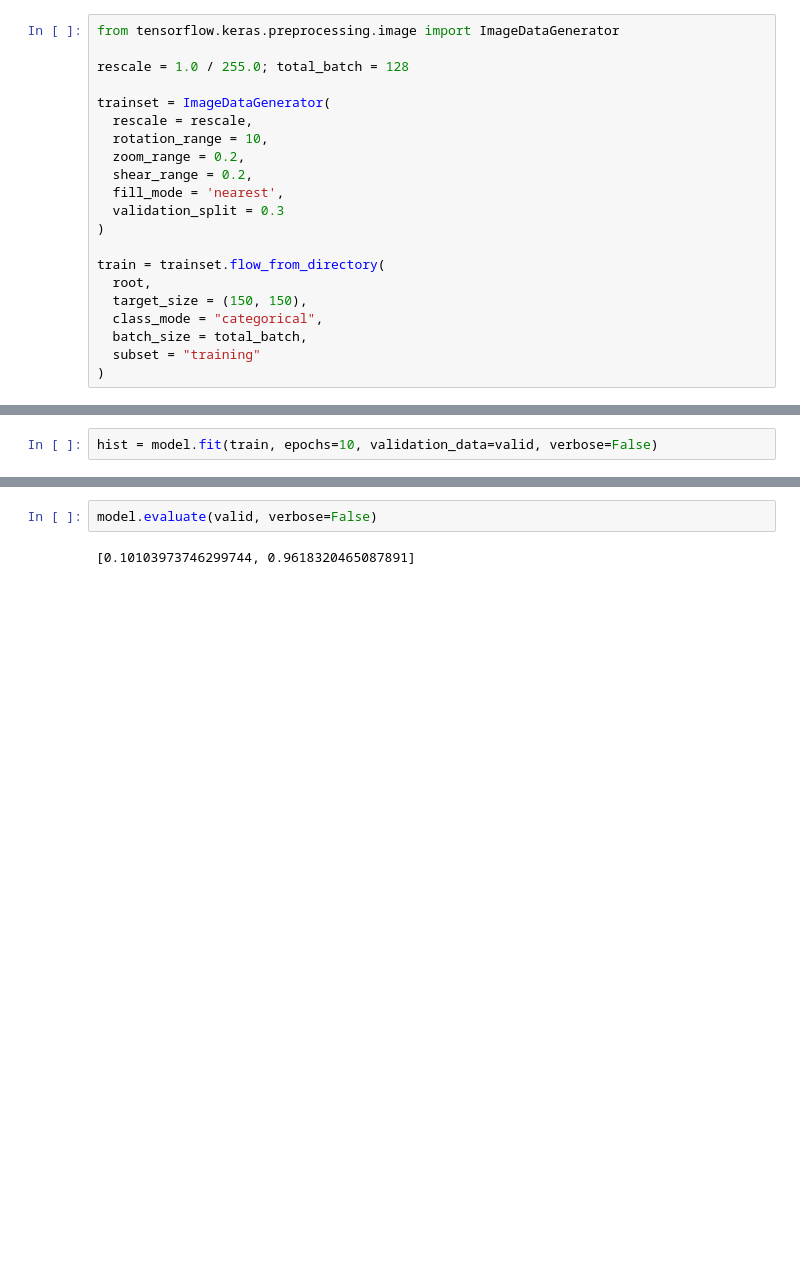
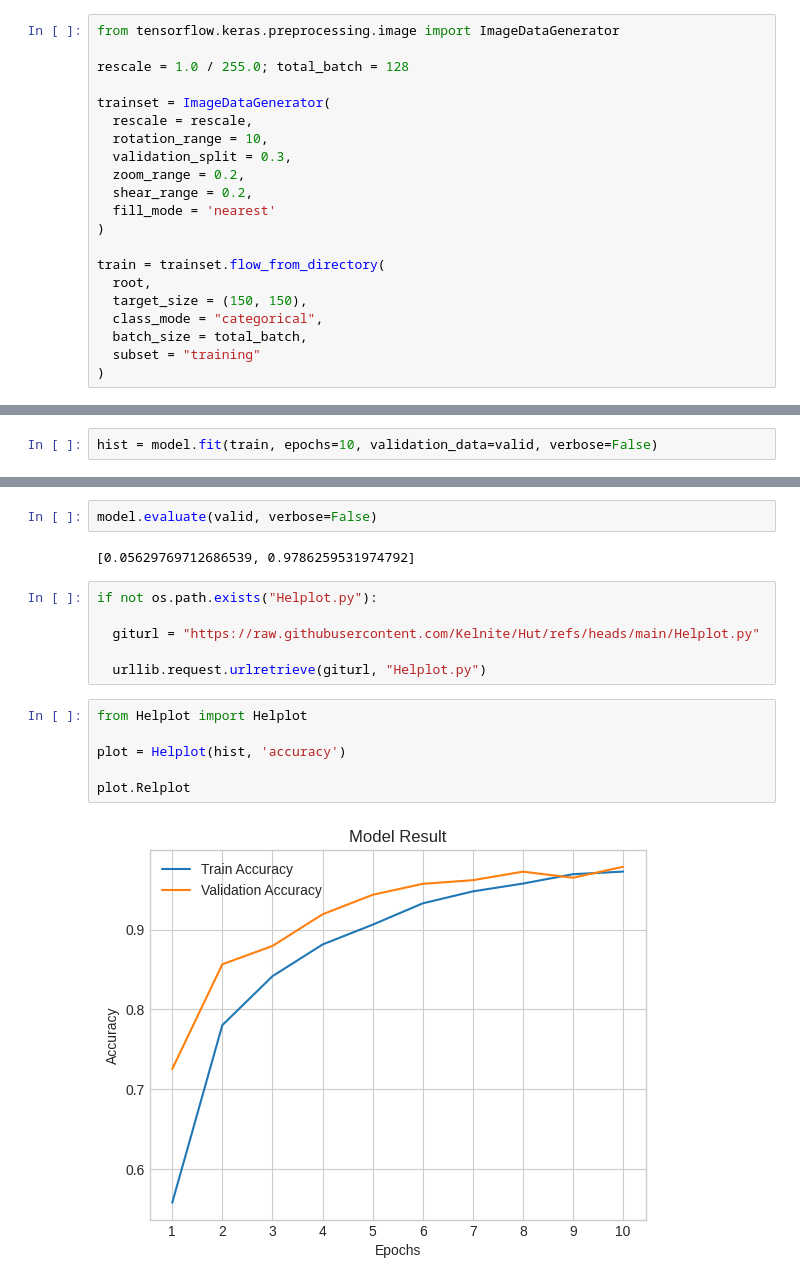
Before and after one commit to Kelnite/Hut, a Jupyter notebook: Lab 01.ipynb, the cells around one changed output, grey strips where cells are left out. Cells and saved outputs as stored; diff of their text form; blank space fills up the shorter version.

```diff
--- a/Lab 01.ipynb
+++ b/Lab 01.ipynb
@@ -34,10 +34,10 @@ rescale = 1.0 / 255.0; total_batch = 128
 trainset = ImageDataGenerator(
   rescale = rescale,
   rotation_range = 10,
+  validation_split = 0.3,
   zoom_range = 0.2,
   shear_range = 0.2,
-  fill_mode = 'nearest',
-  validation_split = 0.3
+  fill_mode = 'nearest'
 )
 
 train = trainset.flow_from_directory(
@@ -96,4 +96,18 @@ model.evaluate(train, verbose=False)
 # %%
 model.evaluate(valid, verbose=False)
 # %% [output]
-[0.10103973746299744, 0.9618320465087891]
+[0.05629769712686539, 0.9786259531974792]
+# %%
+if not os.path.exists("Helplot.py"):
+
+  giturl = "https://raw.githubusercontent.com/Kelnite/Hut/refs/heads/main/Helplot.py"
+
+  urllib.request.urlretrieve(giturl, "Helplot.py")
+# %%
+from Helplot import Helplot
+
+plot = Helplot(hist, 'accuracy')
+
+plot.Relplot
+# %% [output]
+[figure, added]
```
Also changed, not shown: parts of 12 cells of this notebook.
